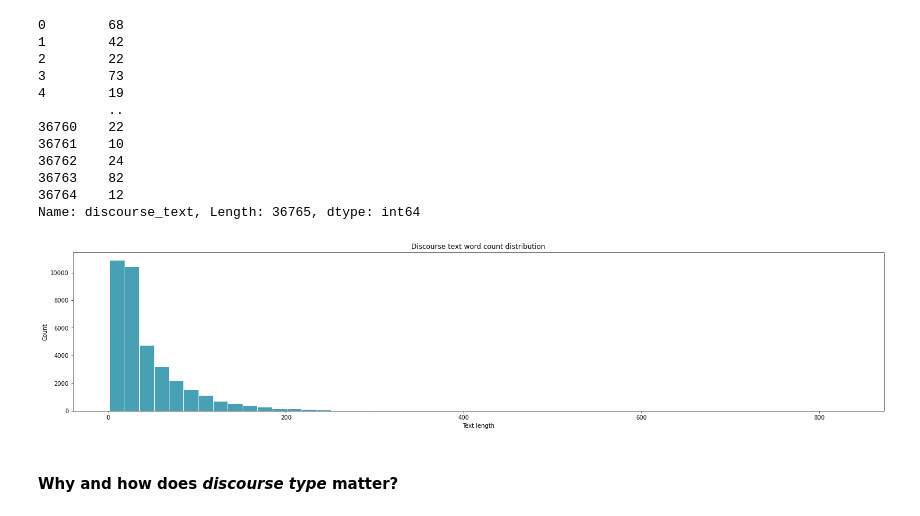
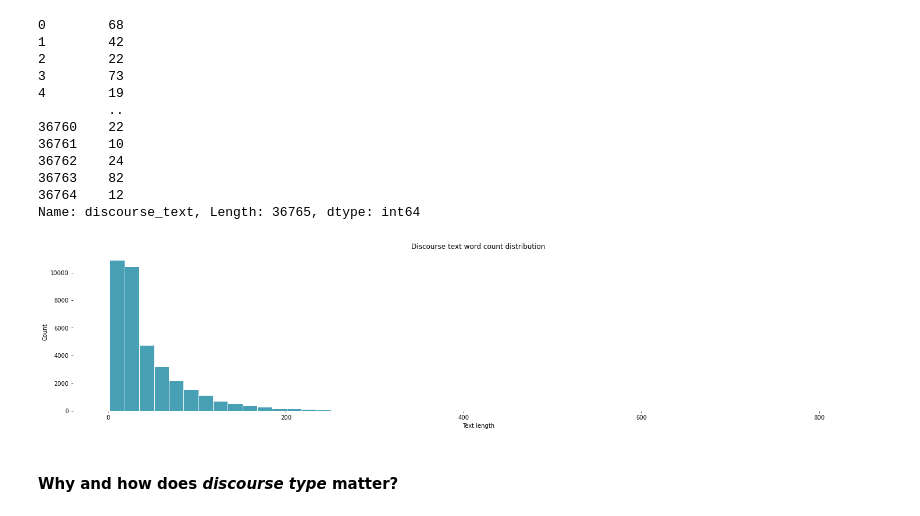
Before and after one commit to tripnv/fbp-kaggle, a Jupyter notebook: eda.ipynb, the cells around one changed output. Drawn from its saved outputs; the diff is of its cells as text; code cells hidden in the pictures.

```diff
--- a/eda.ipynb
+++ b/eda.ipynb
@@ -256,12 +260,13 @@ Name: discourse_text, Length: 36765, dtype: int64
 # %%
 plt.figure(figsize = (25,5))
 plt.hist(subset, bins = 50, edgecolor = 'white')
 plt.title('Discourse text word count distribution')
 plt.xlabel('Text length')
 plt.ylabel('Count')
+plt.box(False)
 plt.show()
 # %% [output]
-[figure, old version]
+[figure, new version]
 # %% [markdown]
 ####  Why and how does _discourse type_ matter?
 # %%
```
Also changed, not shown: parts of 32 cells of this notebook.
